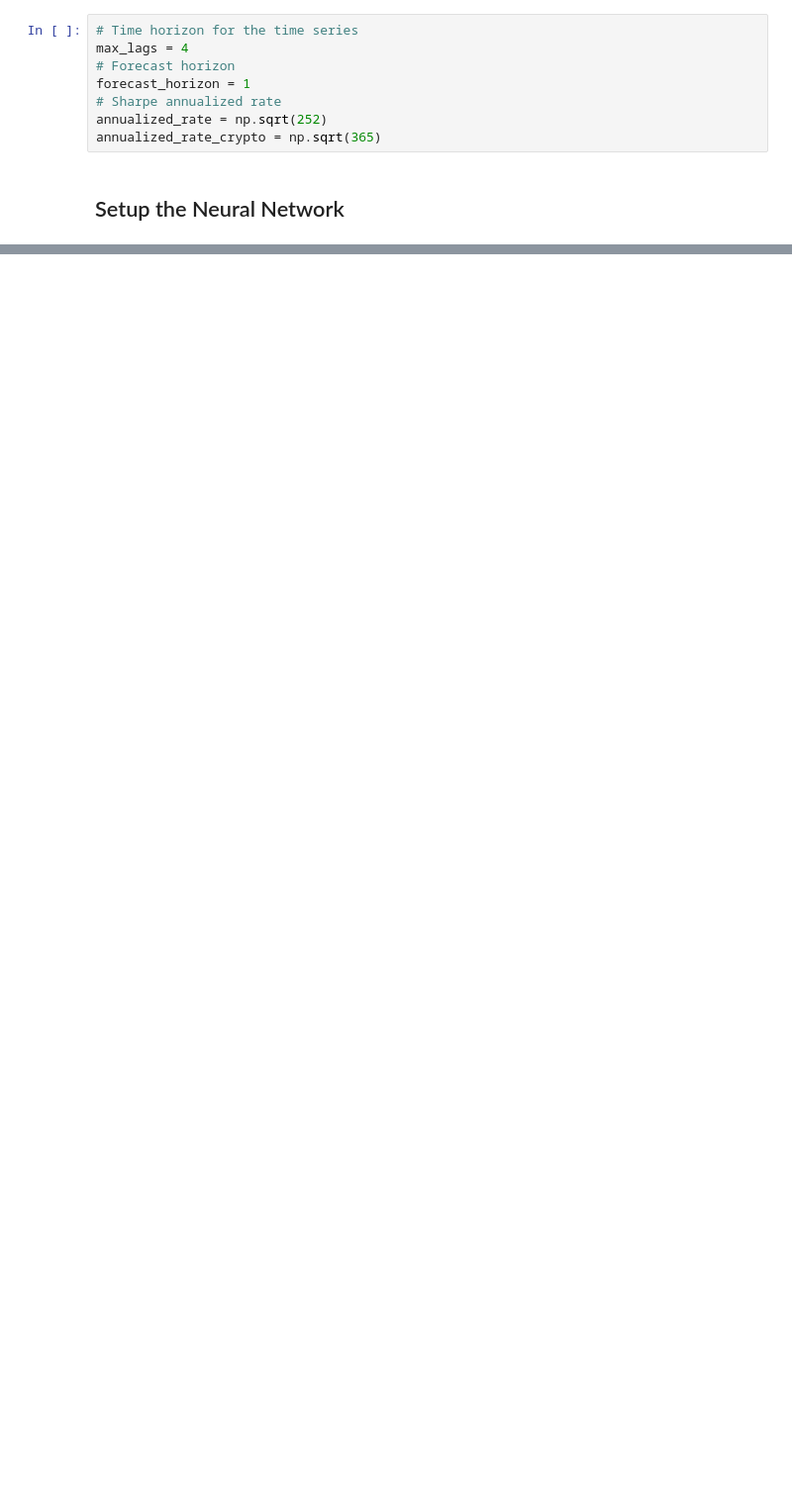
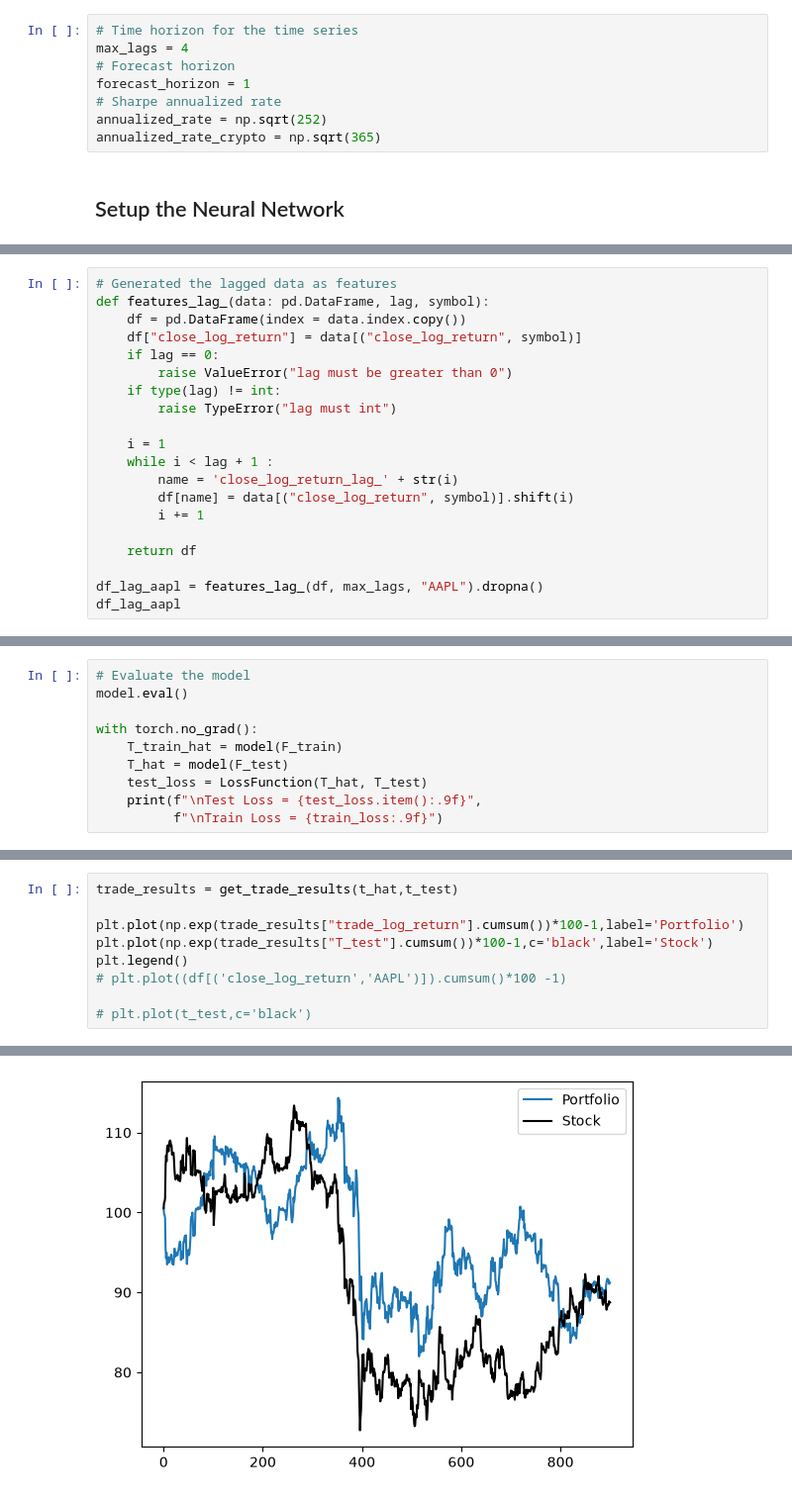
Before and after one commit to sdf1267/NeuralNetworkQuant, a Jupyter notebook: LinearModel/excecution.ipynb, the cells around one changed output, grey strips where cells are left out. Shown at 99% size. Cells and saved outputs as stored; diff of their text form; blank space fills up the shorter version.

Commit message:
Linear model test has finished. Proceed with other type of models

```diff
--- a/LinearModel/excecution.ipynb
+++ b/LinearModel/excecution.ipynb
@@ -88,0 +99,20 @@ annualized_rate_crypto = np.sqrt(365)
+# %%
+# Generated the lagged data as features
+def features_lag_(data: pd.DataFrame, lag, symbol):
+    df = pd.DataFrame(index = data.index.copy())
+    df["close_log_return"] = data[("close_log_return", symbol)]
+    if lag == 0:
+        raise ValueError("lag must be greater than 0")
+    if type(lag) != int:
+        raise TypeError("lag must int")
+
+    i = 1
+    while i < lag + 1 :
+        name = 'close_log_return_lag_' + str(i)
+        df[name] = data[("close_log_return", symbol)].shift(i)
+        i += 1
+
+    return df
+
+df_lag_aapl = features_lag_(df, max_lags, "AAPL").dropna()
+df_lag_aapl
@@ -88,0 +226,10 @@ annualized_rate_crypto = np.sqrt(365)
+# %%
+# Evaluate the model
+model.eval()
+
+with torch.no_grad():
+    T_train_hat = model(F_train)
+    T_hat = model(F_test)
+    test_loss = LossFunction(T_hat, T_test)
+    print(f"\nTest Loss = {test_loss.item():.9f}",
+          f"\nTrain Loss = {train_loss:.9f}")
@@ -88,0 +346,10 @@ annualized_rate_crypto = np.sqrt(365)
+# %%
+trade_results = get_trade_results(t_hat,t_test)
+
+plt.plot(np.exp(trade_results["trade_log_return"].cumsum())*100-1,label='Portfolio')
+plt.plot(np.exp(trade_results["T_test"].cumsum())*100-1,c='black',label='Stock')
+plt.legend()
+# plt.plot((df[('close_log_return','AAPL')]).cumsum()*100 -1)
+
+# plt.plot(t_test,c='black')
+# %% [output]
@@ -88,0 +357 @@ annualized_rate_crypto = np.sqrt(365)
+[figure, added]
```
Also changed, not shown: parts of 16 cells of this notebook, 3 other files.
